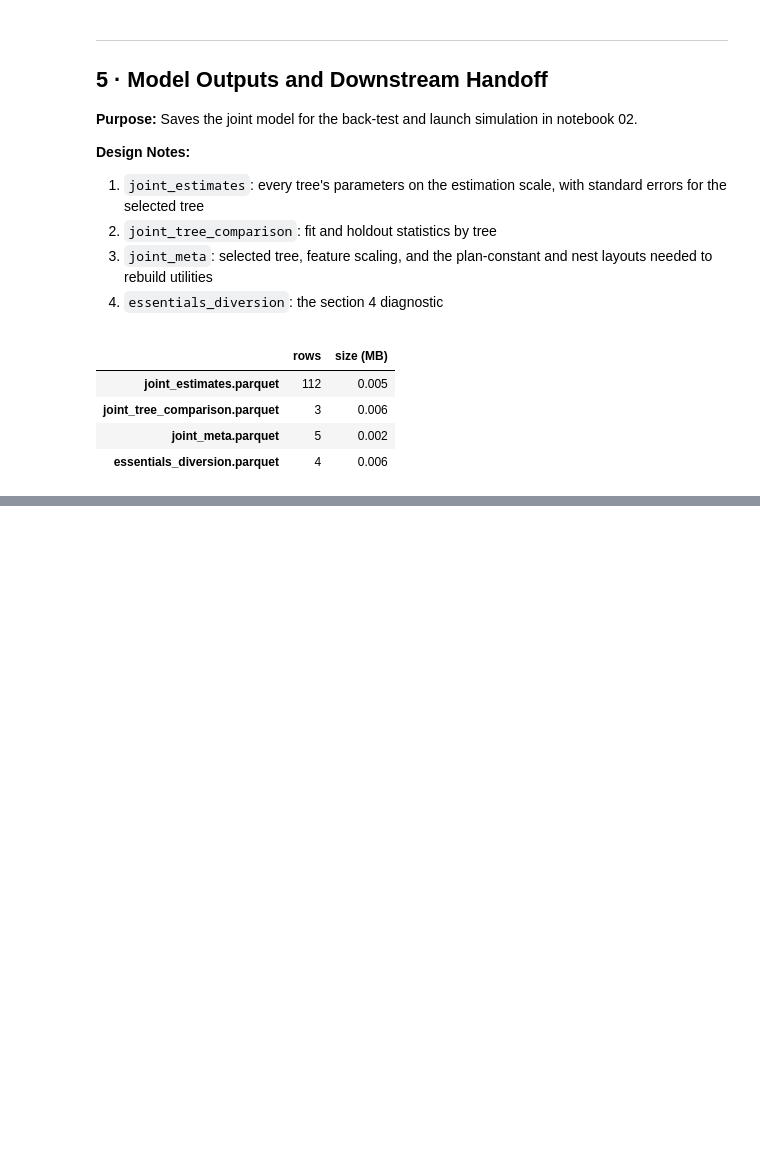
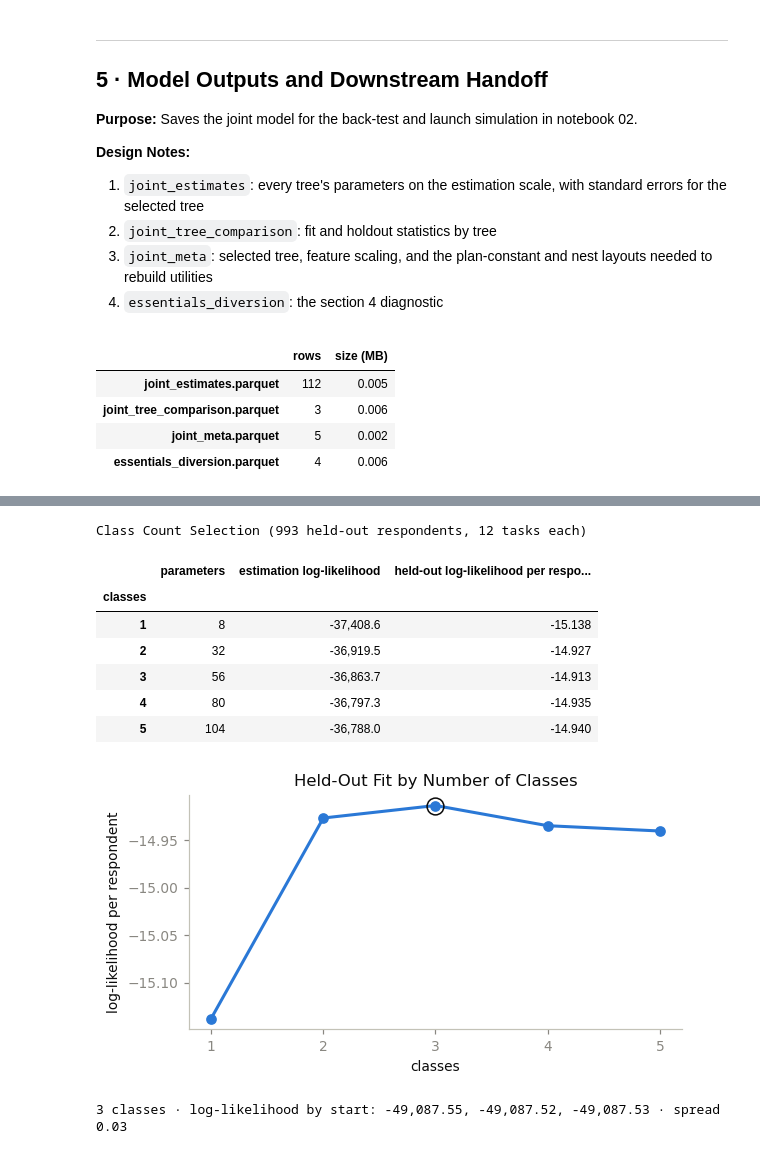
Before and after one commit to paforsey/data-science-portfolio, a Jupyter notebook: case-studies/rate-plan-cannibalization/01_choice_model_estimation.ipynb, the cells around one changed output, grey strips where cells are left out. Cells and saved outputs as stored; diff of their text form; code cells hidden in the pictures; blank space fills up the shorter version.

```diff
--- a/case-studies/rate-plan-cannibalization/01_choice_model_estimation.ipynb
+++ b/case-studies/rate-plan-cannibalization/01_choice_model_estimation.ipynb
@@ -2060,0 +2027,14 @@ display(pd.DataFrame({'rows': [len(df) for df in exports.values()], 'size (MB)':
+# %%
+# Load Latent Class Inputs
+lc_design = load_output('sp_design').sort_values(['respondent_id', 'task', 'option'])
+lc_respondents = load_output('sp_respondents').set_index('respondent_id')
+lc_profiles = load('conjoint_respondents').set_index('respondent_id')
+lc_partworths = load_output('sp_individual_partworths').set_index('respondent_id')
+lc_joint = load_output('joint_estimates')
+lc_joint = lc_joint[lc_joint['tree'] == load_output('joint_meta').set_index('key').loc['selected_tree', 'value']].set_index('term')['theta']
+
+LC_TERMS = ['price', 'throttle', 'hotspot', 'roam', 'stream', 'perks', 'keep_current', 'keep_current × non-customer']
+LC_ALPHA = np.exp(lc_joint['log α (price attenuation)'])
+LC_MU = np.exp(lc_joint['log μ (survey scale)'])
+lc_ids = np.sort(lc_design['respondent_id'].unique())
+print(f'{len(lc_ids):,} respondents · price attenuation α = {LC_ALPHA:.3f} and survey scale μ = {LC_MU:.3f} from section 03')
@@ -2060,0 +2158,59 @@ display(pd.DataFrame({'rows': [len(df) for df in exports.values()], 'size (MB)':
+# %%
+# Select Class Count on Held-Out Respondents
+held_out = np.random.default_rng(SEED).random(len(lc_ids)) < 0.25
+selection = {}
+for C in range(1, 6):
+    fit, _ = fit_latent_class(C, ~held_out, starts = 2)
+    B = fit.x[:C * K_LC].reshape(C, K_LC)
+    G = np.vstack([np.zeros(Z_lc.shape[1]), fit.x[C * K_LC:].reshape(C - 1, Z_lc.shape[1])])
+    prior = softmax(Z_lc[held_out] @ G.T, axis = 1)
+    V = np.einsum('ntjk,ck->ntjc', X_lc_all[held_out], B)
+    log_seq = np.take_along_axis(V - logsumexp(V, axis = 2, keepdims = True), y_lc_all[held_out][:, :, None, None], axis = 2)[:, :, 0, :].sum(axis = 1)
+    selection[C] = {
+        'parameters': len(fit.x),
+        'estimation log-likelihood': -fit.fun,
+        'held-out log-likelihood per respondent': logsumexp(np.log(prior) + log_seq, axis = 1).mean(),
+    }
+
+selection = pd.DataFrame(selection).T.rename_axis('classes')
+N_CLASSES = int(selection['held-out log-likelihood per respondent'].idxmax())
+display(selection.style.format({'parameters': '{:.0f}', 'estimation log-likelihood': '{:,.1f}', 'held-out log-likelihood per respondent': '{:.3f}'})
+        .set_caption(f'Class Count Selection ({held_out.sum():,} held-out respondents, 12 tasks each)'))
+
+fig, ax = plt.subplots(figsize = (5.5, 3.0))
+ax.plot(selection.index, selection['held-out log-likelihood per respondent'], color = ACCENT, marker = 'o', linewidth = 2)
+ax.plot(N_CLASSES, selection.loc[N_CLASSES, 'held-out log-likelihood per respondent'], marker = 'o', markersize = 11, markerfacecolor = 'none', markeredgecolor = INK)
+ax.set_xticks(selection.index)
+ax.set_title('Held-Out Fit by Number of Classes')
+ax.set_xlabel('classes')
+ax.set_ylabel('log-likelihood per respondent')
+plt.tight_layout()
+plt.show()
+# %% [output]
+Class Count Selection (993 held-out respondents, 12 tasks each)
+|  | parameters | estimation log-likelihood | held-out log-likelihood per respo... |
+| classes |  |  |  |
+| 1 | 8 | -37,408.6 | -15.138 |
+| 2 | 32 | -36,919.5 | -14.927 |
+| 3 | 56 | -36,863.7 | -14.913 |
+| 4 | 80 | -36,797.3 | -14.935 |
+| 5 | 104 | -36,788.0 | -14.940 |
+[figure, added]
+# %%
+# Fit Selected Latent Class Model
+lc_fit, lc_start_values = fit_latent_class(N_CLASSES, np.ones(len(lc_ids), dtype = bool), starts = 3)
+print(f'{N_CLASSES} classes · log-likelihood by start: ' + ', '.join(f'{v:,.2f}' for v in lc_start_values)
+      + f' · spread {max(lc_start_values) - min(lc_start_values):.2f}')
+
+Q_LC = Z_lc.shape[1]
+lc_B = lc_fit.x[:N_CLASSES * K_LC].reshape(N_CLASSES, K_LC) / LC_SCALE
+lc_G = np.vstack([np.zeros(Q_LC), lc_fit.x[N_CLASSES * K_LC:].reshape(N_CLASSES - 1, Q_LC)])
+_, lc_posterior, lc_prior = latent_class(lc_fit.x, N_CLASSES, X_lc, y_lc, Z_lc, w_lc, detail = True)
+
+# Order classes from most to least price-sensitive, and name them by that order
+order = np.argsort(lc_B[:, 0])
+lc_B, lc_G, lc_posterior, lc_prior = lc_B[order], lc_G[order] - lc_G[order][0], lc_posterior[:, order], lc_prior[:, order]
+CLASS_NAMES = (['Price-Driven', 'Mainstream', 'Premium Travelers'] if N_CLASSES == 3
+               else [f'Class {c + 1}' for c in range(N_CLASSES)])
+# %% [output]
+3 classes · log-likelihood by start: -49,087.55, -49,087.52, -49,087.53 · spread 0.03
```
Also changed, not shown: parts of 19 cells of this notebook, 1 other file.
